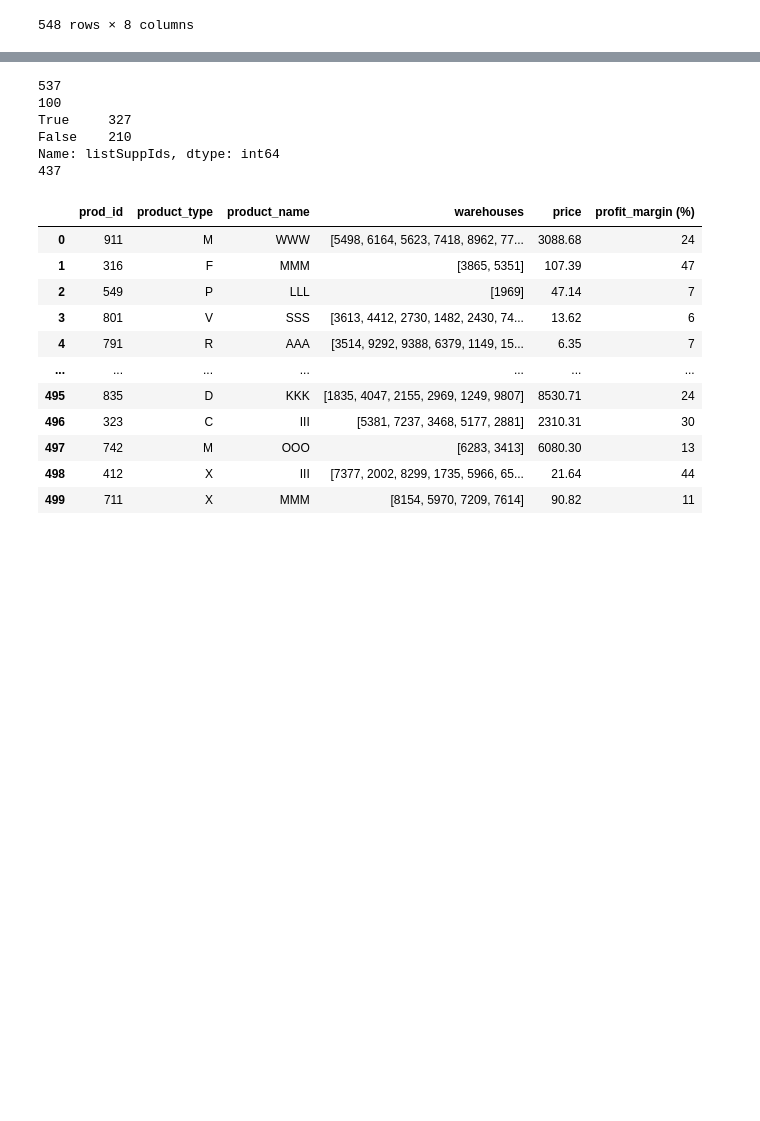
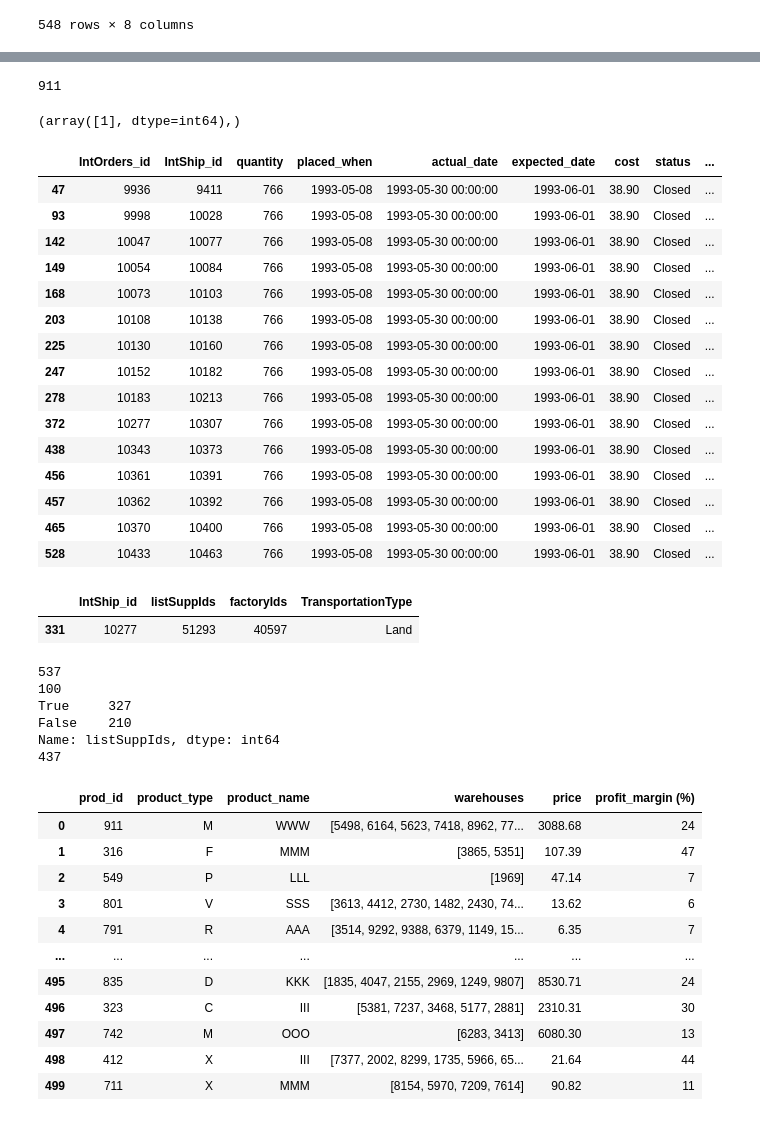
Before and after one commit to omargalal20/Supply-Chain-Data-Analysis, a Jupyter notebook: DataAnalysis.ipynb, the cells around one changed output, grey strips where cells are left out. Saved outputs shown, nothing was run; the diff lists cells and outputs as text; code cells hidden in the pictures; blank space fills up the shorter version.

```diff
--- a/DataAnalysis.ipynb
+++ b/DataAnalysis.ipynb
@@ -619,3 +667,59 @@ All_dfs['ssintorders']
+# %%
+All_dfs["products"]["prod_id"].unique()
+# %% [output]
+911
+# %%
+np.where(pd.Series([1,7,3])==7)
+# %% [output]
+(array([1], dtype=int64),)
+# %%
+import random
+supplier_ids=All_dfs['ssintship']['listSuppIds']
+factory_ids =All_dfs["manufacturing"]['Factory_id']
+manufacuted_products = All_dfs["manufacturing"]["Product_id"]
+product_ids = pd.Series(All_dfs["products"]["prod_id"].unique())
+
+not_manufactured_products = manufacuted_products[~product_ids.isin(manufacuted_products)].unique()
+
+products_column = []
+
+for index,row in All_dfs["ssintorders"].iterrows():
+    ship = row["IntShip_id"]
+
+    sup_id = All_dfs["ssintship"].query(f'IntShip_id == {ship}')["listSuppIds"].iloc[0]
+    intersection = np.where(factory_ids==sup_id)[0]
+
+    if(len(intersection)>=1):
+        products_column.append(manufacuted_products[random.choice(intersection)])
+    elif(len(intersection)==0):
+        products_column.append(random.choice(not_manufactured_products))
+
+
+All_dfs['ssintorders']["prod_id"] = products_column
+# %%
+All_dfs['ssintorders'].query("prod_id == 827")
+# %% [output]
+|  | IntOrders_id | IntShip_id | quantity | placed_when | actual_date | expected_date | cost | status | ... |
+| 47 | 9936 | 9411 | 766 | 1993-05-08 | 1993-05-30 00:00:00 | 1993-06-01 | 38.90 | Closed | ... |
+| 93 | 9998 | 10028 | 766 | 1993-05-08 | 1993-05-30 00:00:00 | 1993-06-01 | 38.90 | Closed | ... |
+| 142 | 10047 | 10077 | 766 | 1993-05-08 | 1993-05-30 00:00:00 | 1993-06-01 | 38.90 | Closed | ... |
+| 149 | 10054 | 10084 | 766 | 1993-05-08 | 1993-05-30 00:00:00 | 1993-06-01 | 38.90 | Closed | ... |
+| 168 | 10073 | 10103 | 766 | 1993-05-08 | 1993-05-30 00:00:00 | 1993-06-01 | 38.90 | Closed | ... |
+| 203 | 10108 | 10138 | 766 | 1993-05-08 | 1993-05-30 00:00:00 | 1993-06-01 | 38.90 | Closed | ... |
+| 225 | 10130 | 10160 | 766 | 1993-05-08 | 1993-05-30 00:00:00 | 1993-06-01 | 38.90 | Closed | ... |
+| 247 | 10152 | 10182 | 766 | 1993-05-08 | 1993-05-30 00:00:00 | 1993-06-01 | 38.90 | Closed | ... |
+| 278 | 10183 | 10213 | 766 | 1993-05-08 | 1993-05-30 00:00:00 | 1993-06-01 | 38.90 | Closed | ... |
+| 372 | 10277 | 10307 | 766 | 1993-05-08 | 1993-05-30 00:00:00 | 1993-06-01 | 38.90 | Closed | ... |
+| 438 | 10343 | 10373 | 766 | 1993-05-08 | 1993-05-30 00:00:00 | 1993-06-01 | 38.90 | Closed | ... |
+| 456 | 10361 | 10391 | 766 | 1993-05-08 | 1993-05-30 00:00:00 | 1993-06-01 | 38.90 | Closed | ... |
+| 457 | 10362 | 10392 | 766 | 1993-05-08 | 1993-05-30 00:00:00 | 1993-06-01 | 38.90 | Closed | ... |
+| 465 | 10370 | 10400 | 766 | 1993-05-08 | 1993-05-30 00:00:00 | 1993-06-01 | 38.90 | Closed | ... |
+| 528 | 10433 | 10463 | 766 | 1993-05-08 | 1993-05-30 00:00:00 | 1993-06-01 | 38.90 | Closed | ... |
+# %%
+All_dfs['ssintship'].query(f'IntShip_id == 10277')
+# %% [output]
+|  | IntShip_id | listSuppIds | factoryIds | TransportationType |
+| 331 | 10277 | 51293 | 40597 | Land |
 # %%
 import random
 x=All_dfs['ssintship']['listSuppIds']
```
Also changed, not shown: parts of 5 cells of this notebook, 18 other files.
